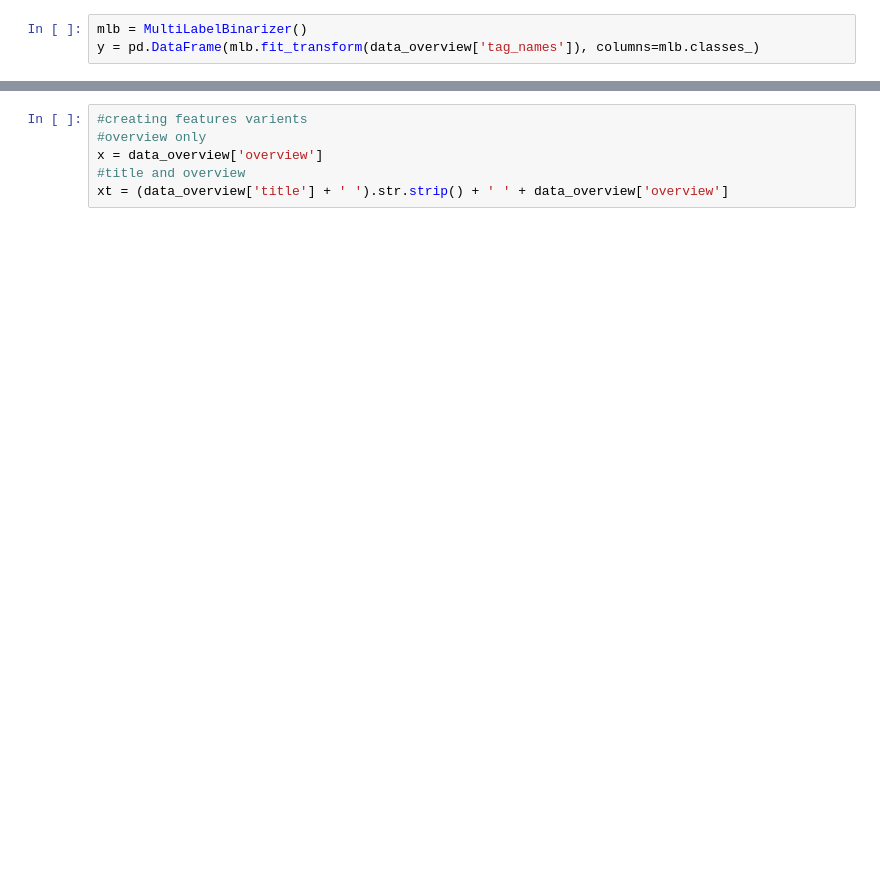
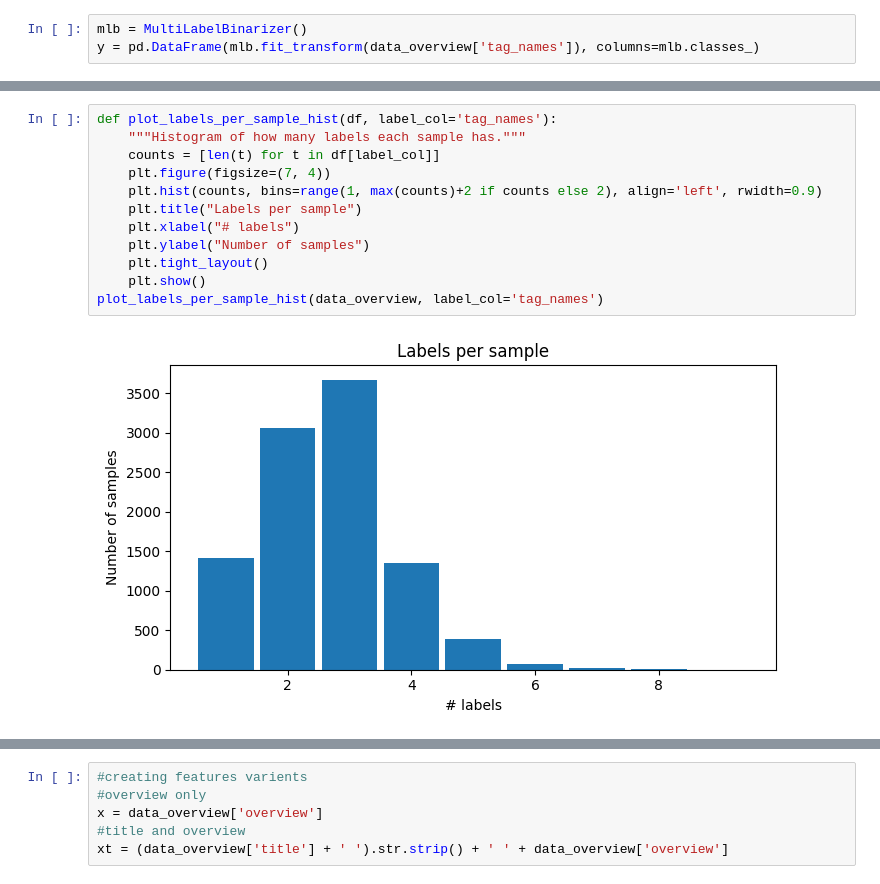
Before and after one commit to SSaabir/NLP-ML-JNB, a Jupyter notebook: Multi-label-Classification/MovieTags.ipynb, the cells around one changed output, grey strips where cells are left out. Saved outputs shown, nothing was run; the diff lists cells and outputs as text; blank space fills up the shorter version.

```diff
--- a/Multi-label-Classification/MovieTags.ipynb
+++ b/Multi-label-Classification/MovieTags.ipynb
@@ -53,0 +96,14 @@ y = pd.DataFrame(mlb.fit_transform(data_overview['tag_names']), columns=mlb.clas
+# %%
+def plot_labels_per_sample_hist(df, label_col='tag_names'):
+    """Histogram of how many labels each sample has."""
+    counts = [len(t) for t in df[label_col]]
+    plt.figure(figsize=(7, 4))
+    plt.hist(counts, bins=range(1, max(counts)+2 if counts else 2), align='left', rwidth=0.9)
+    plt.title("Labels per sample")
+    plt.xlabel("# labels")
+    plt.ylabel("Number of samples")
+    plt.tight_layout()
+    plt.show()
+plot_labels_per_sample_hist(data_overview, label_col='tag_names')
+# %% [output]
+[figure, added]
```
Also changed, not shown: parts of 22 cells of this notebook, 1 other file.
